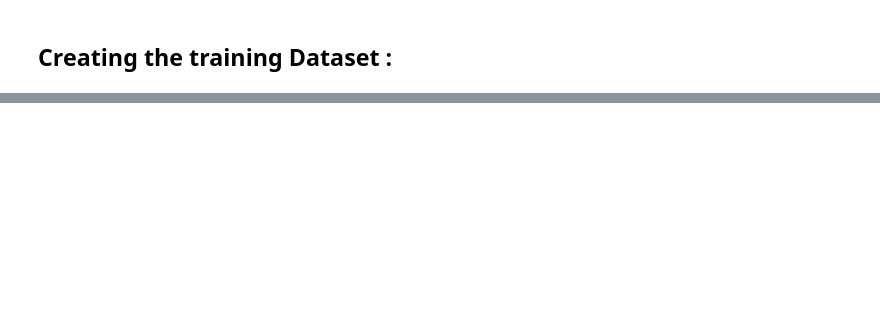
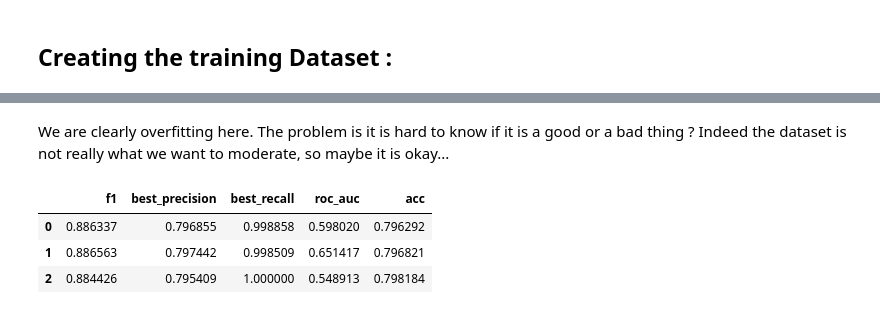
Before and after one commit to AmauryFaure/project_article_1, a Jupyter notebook: project.ipynb, the cells around one changed output, grey strips where cells are left out. Cells and saved outputs as stored; diff of their text form; code cells hidden in the pictures; blank space fills up the shorter version.

```diff
--- a/project.ipynb
+++ b/project.ipynb
@@ -342,0 +359,16 @@ NameError: name 'model' is not defined
+# %% [markdown]
+We are clearly overfitting here.
+The problem is it is hard to know if it is a good or a bad thing ? Indeed the dataset is not really what we want to moderate, so maybe it is okay...
+# %%
+metrics_df=pd.DataFrame(metrics_bow.reshape((1,-1)), columns=["f1", "best_precision", "best_recall", "roc_auc", "acc"])
+df2=pd.DataFrame(metrics_tfidf.reshape((1,-1)), columns=["f1", "best_precision", "best_recall", "roc_auc", "acc"])
+df3=pd.DataFrame(metrics_camembert.reshape((1,-1)), columns=["f1", "best_precision", "best_recall", "roc_auc", "acc"])
+metrics_df=metrics_df.append(df2,ignore_index=True)
+metrics_df=metrics_df.append(df3,ignore_index=True)
+# %%
+metrics_df.head()
+# %% [output]
+|  | f1 | best_precision | best_recall | roc_auc | acc |
+| 0 | 0.886337 | 0.796855 | 0.998858 | 0.598020 | 0.796292 |
+| 1 | 0.886563 | 0.797442 | 0.998509 | 0.651417 | 0.796821 |
+| 2 | 0.884426 | 0.795409 | 1.000000 | 0.548913 | 0.798184 |
```
Also changed, not shown: parts of 69 cells of this notebook.
